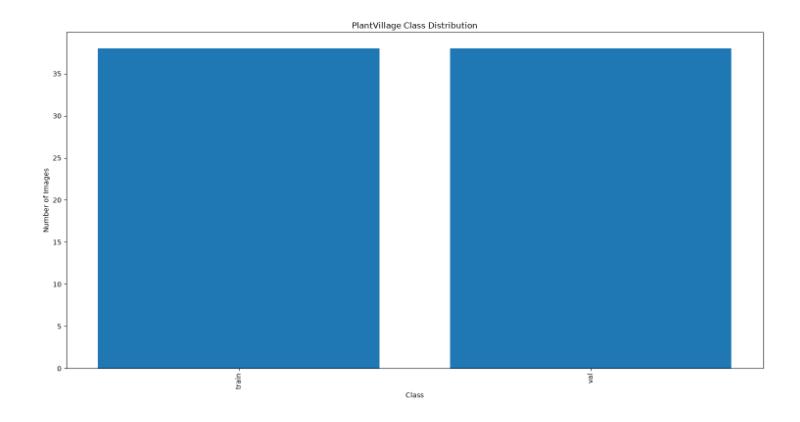
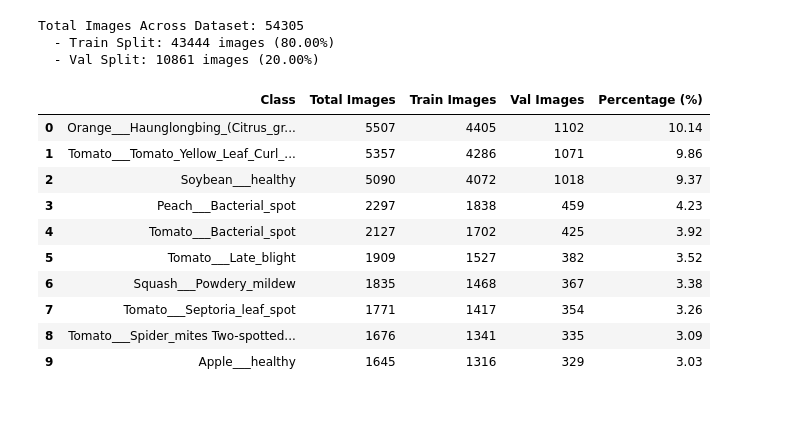
Before and after one commit to Sagarchhikara/AgriVision_Ai, a Jupyter notebook: notebooks/EDA.ipynb, the cells around one changed output. Drawn from its saved outputs; the diff is of its cells as text; code cells hidden in the pictures.

```diff
--- a/notebooks/EDA.ipynb
+++ b/notebooks/EDA.ipynb
@@ -54,18 +66,56 @@ df.head()
-# %%
-plt.figure(figsize=(15,8))
-
-plt.bar(df["Class"], df["Images"])
-
-plt.xticks(rotation=90)
-
-plt.xlabel("Class")
-
-plt.ylabel("Number of Images")
-
-plt.title("PlantVillage Class Distribution")
-
-plt.tight_layout()
-
-plt.show()
-# %% [output]
-[figure, removed]
+# %%
+class_counts = {}
+split_counts = {split: 0 for split in splits} if splits else {"all": 0}
+
+for cls in classes:
+    class_counts[cls] = {}
+    total_cls = 0
+    if splits:
+        for split in splits:
+            cnt = len(list((DATASET_PATH / split / cls).glob("*")))
+            class_counts[cls][split] = cnt
+            split_counts[split] += cnt
+            total_cls += cnt
+    else:
+        cnt = len(list((DATASET_PATH / cls).glob("*")))
+        class_counts[cls]["all"] = cnt
+        split_counts["all"] += cnt
+        total_cls = cnt
+    class_counts[cls]["total"] = total_cls
+
+total_images = sum(counts["total"] for counts in class_counts.values())
+
+print(f"Total Images Across Dataset: {total_images}")
+if splits:
+    for split in splits:
+        print(f"  - {split.capitalize()} Split: {split_counts[split]} images ({split_counts[split]/total_images:.2%})")
+# %% [output]
+Total Images Across Dataset: 54305
+  - Train Split: 43444 images (80.00%)
+  - Val Split: 10861 images (20.00%)
+# %%
+df_data = []
+for cls in classes:
+    row = {"Class": cls, "Total Images": class_counts[cls]["total"]}
+    if splits:
+        for split in splits:
+            row[f"{split.capitalize()} Images"] = class_counts[cls][split]
+    df_data.append(row)
+
+df = pd.DataFrame(df_data)
+df = df.sort_values("Total Images", ascending=False).reset_index(drop=True)
+df["Percentage (%)"] = (df["Total Images"] / total_images * 100).round(2)
+
+df.head(10)
+# %% [output]
+|  | Class | Total Images | Train Images | Val Images | Percentage (%) |
+| 0 | Orange___Haunglongbing_(Citrus_gr... | 5507 | 4405 | 1102 | 10.14 |
+| 1 | Tomato___Tomato_Yellow_Leaf_Curl_... | 5357 | 4286 | 1071 | 9.86 |
+| 2 | Soybean___healthy | 5090 | 4072 | 1018 | 9.37 |
+| 3 | Peach___Bacterial_spot | 2297 | 1838 | 459 | 4.23 |
+| 4 | Tomato___Bacterial_spot | 2127 | 1702 | 425 | 3.92 |
+| 5 | Tomato___Late_blight | 1909 | 1527 | 382 | 3.52 |
+| 6 | Squash___Powdery_mildew | 1835 | 1468 | 367 | 3.38 |
+| 7 | Tomato___Septoria_leaf_spot | 1771 | 1417 | 354 | 3.26 |
+| 8 | Tomato___Spider_mites Two-spotted... | 1676 | 1341 | 335 | 3.09 |
+| 9 | Apple___healthy | 1645 | 1316 | 329 | 3.03 |
```
Also changed, not shown: parts of 16 cells of this notebook.
